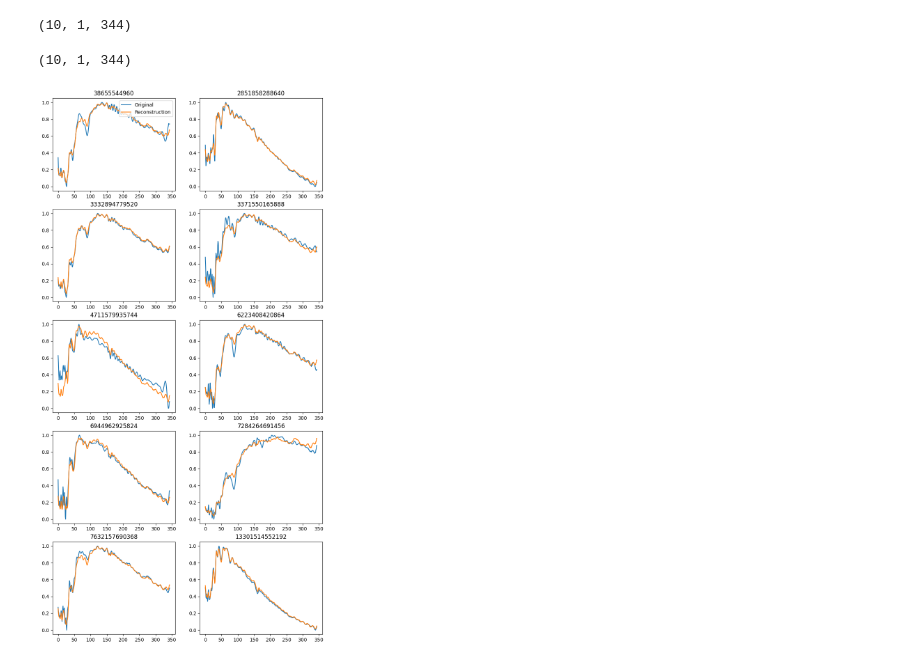
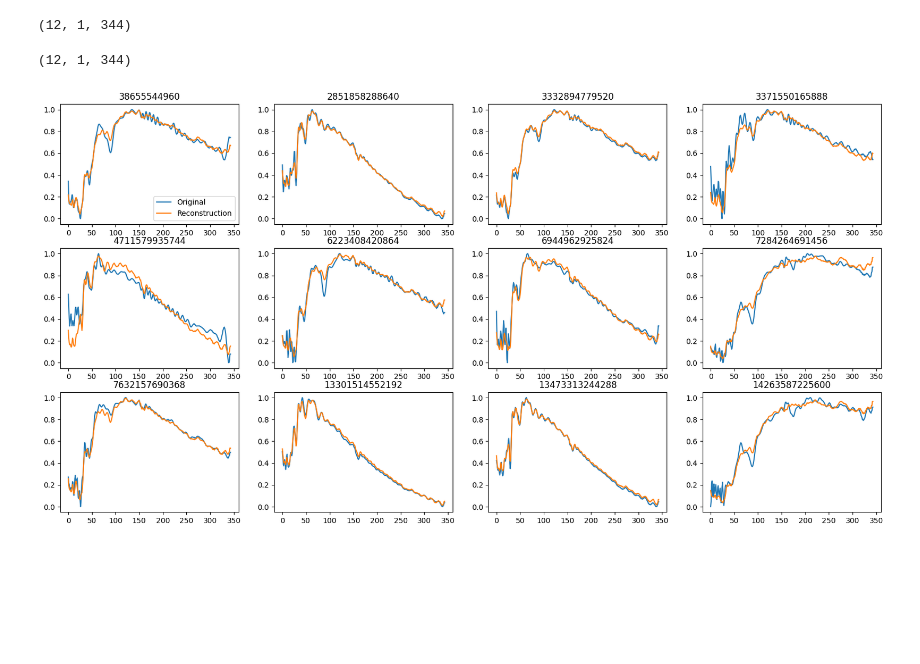
Before and after one commit to HITS-AIN/Spherinator, a Jupyter notebook: gaia/onnx_vae_reconstruction.ipynb, the cells around one changed output. Saved outputs shown, nothing was run; the diff lists cells and outputs as text; code cells hidden in the pictures; blank space fills up the shorter version.

```diff
--- a/gaia/onnx_vae_reconstruction.ipynb
+++ b/gaia/onnx_vae_reconstruction.ipynb
@@ -10,7 +10,7 @@ ort_decoder = ort.InferenceSession('vae_decoder.onnx')
 import pandas as pd
 
 file = "/home/doserbd/data/gaia/xp_sampled_mean_spectrum/csv/XpSampledMeanSpectrum_000000-003111.csv.gz"
-gaia = pd.read_csv(file, comment='#', nrows=10)
+gaia = pd.read_csv(file, comment='#', nrows=12)
 # %%
 list_of_arrays = [
     "flux",
@@ -26,30 +26,30 @@ gaia["flux"] = gaia["flux"].apply(lambda x: (x - np.min(x)) / (np.max(x) - np.mi
 gaia["flux"] = gaia["flux"].apply(lambda x: np.append(x, x[-1]))
 # %%
 data = np.array(gaia["flux"].values.tolist())
-data = data.reshape(10, 1, 344)
+data = data.reshape(-1, 1, 344)
 data.shape
 # %% [output]
-(10, 1, 344)
+(12, 1, 344)
 # %%
 z = ort_encoder.run(['div'], {'l_x_': data})
 recon = ort_decoder.run(None, {'l_x_': z[0]})
 recon[0].shape
 # %% [output]
-(10, 1, 344)
+(12, 1, 344)
 # %%
 from matplotlib import pyplot as plt
 
-nb_samples = 10
-fig, ax = plt.subplots(int(nb_samples / 2), 2)
+nb_samples = 12
+fig, ax = plt.subplots(3, 4)
 ax = ax.flatten()
-fig.set_size_inches(10, 20)
+fig.set_size_inches(20, 10)
 for idx in range(nb_samples):
 # for idx in [0]:
     ax[idx].set_title(f"{gaia["source_id"][idx]}")
     ax[idx].plot(data[idx][0], label="Original")
     ax[idx].plot(recon[0][idx][0], label="Reconstruction")
     if idx == 0:
-        ax[idx].legend(loc="upper right")
-fig.savefig("reconstruction.png")
+        ax[idx].legend(loc="lower right")
+fig.savefig("reconstruction.png", bbox_inches='tight')
 # %% [output]
-[figure, old version]
+[figure, new version]
```
Also changed, not shown: parts of 1 cell of this notebook, 5 other files.
